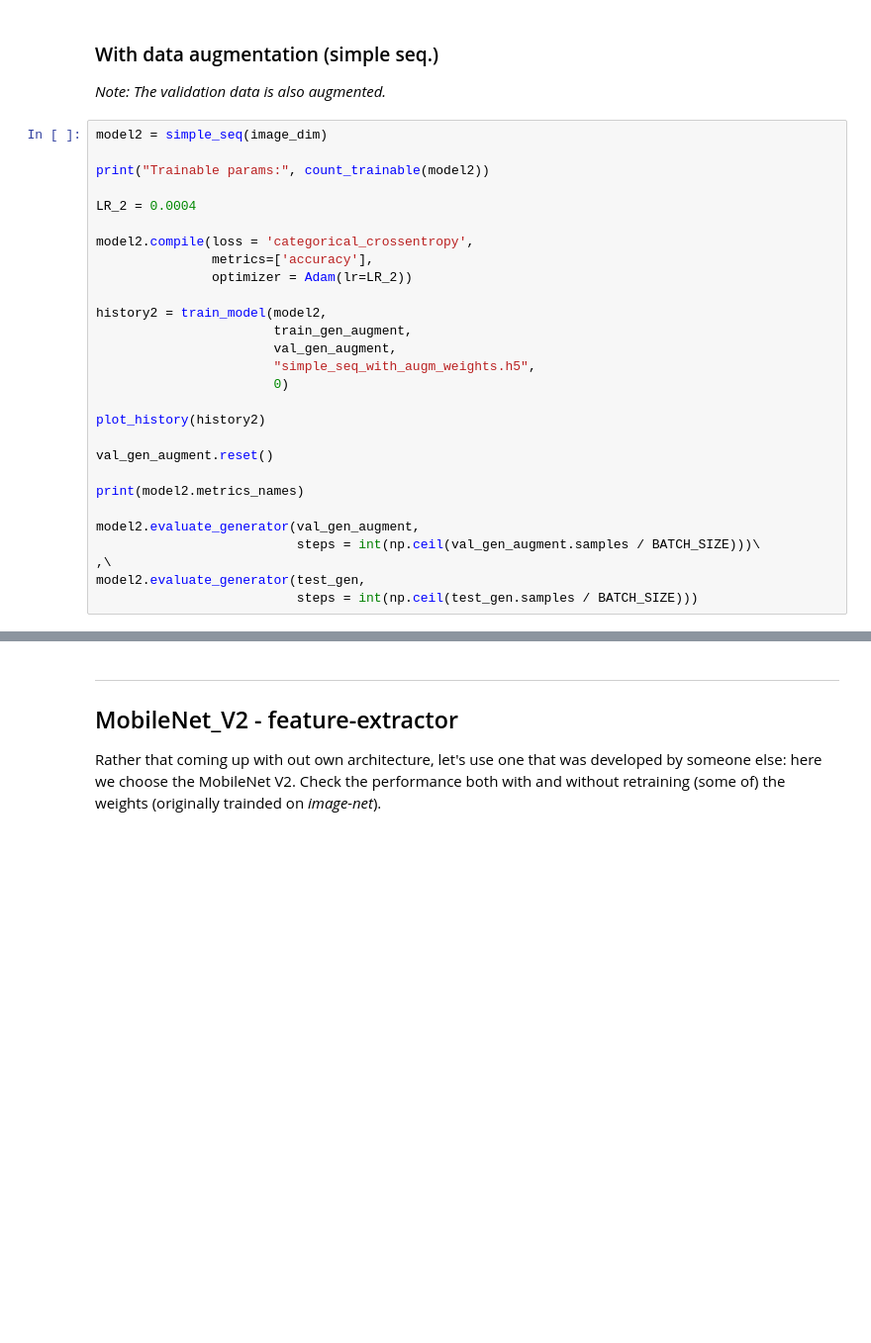
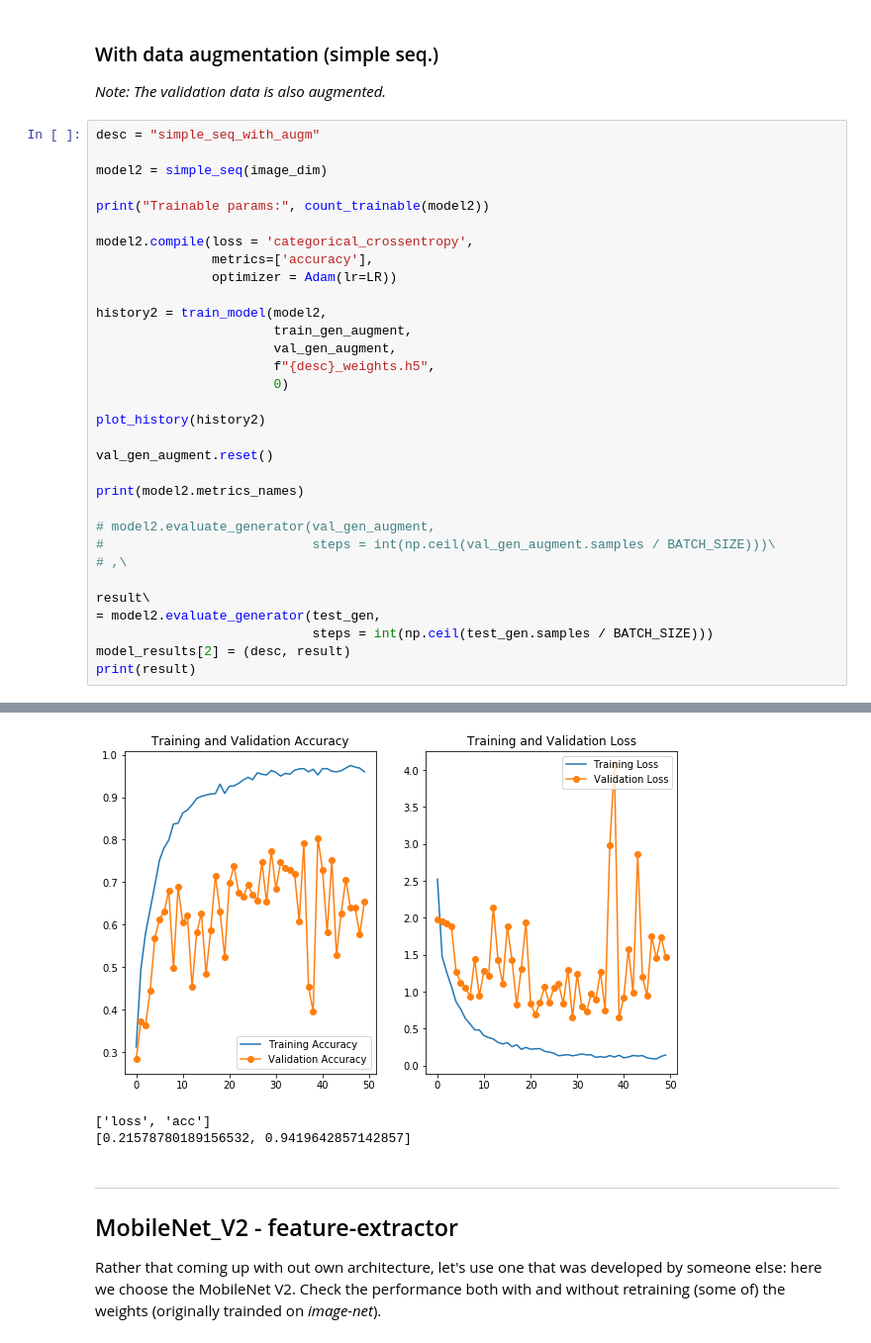
Before and after one commit to olszewskip/Sign_Language, a Jupyter notebook: playground_colab.ipynb, the cells around one changed output, grey strips where cells are left out. Shown at 99% size. Drawn from its saved outputs; the diff is of its cells as text; blank space fills up the shorter version.

```diff
--- a/playground_colab.ipynb
+++ b/playground_colab.ipynb
@@ -361,20 +360,20 @@ Epoch 00008: early stopping
 
 *Note: The validation data is also augmented.*
 # %%
+desc = "simple_seq_with_augm"
+
 model2 = simple_seq(image_dim)
 
 print("Trainable params:", count_trainable(model2))
 
-LR_2 = 0.0004
-
 model2.compile(loss = 'categorical_crossentropy',
                metrics=['accuracy'],
-               optimizer = Adam(lr=LR_2))
+               optimizer = Adam(lr=LR))
 
 history2 = train_model(model2,
                        train_gen_augment,
                        val_gen_augment,
-                       "simple_seq_with_augm_weights.h5",
+                       f"{desc}_weights.h5",
                        0)
 
 plot_history(history2)
@@ -383,10 +382,14 @@ val_gen_augment.reset()
 
 print(model2.metrics_names)
 
-model2.evaluate_generator(val_gen_augment,
-                          steps = int(np.ceil(val_gen_augment.samples / BATCH_SIZE)))\
-,\
-model2.evaluate_generator(test_gen,
-                          steps = int(np.ceil(test_gen.samples / BATCH_SIZE)))
+# model2.evaluate_generator(val_gen_augment,
+#                           steps = int(np.ceil(val_gen_augment.samples / BATCH_SIZE)))\
+# ,\
+
+result\
+= model2.evaluate_generator(test_gen,
+                            steps = int(np.ceil(test_gen.samples / BATCH_SIZE)))
+model_results[2] = (desc, result)
+print(result)
 # %% [output]
 Trainable params: 2467946
@@ -393,3 +412,6 @@ Trainable params: 2467946
+[figure, added]
+['loss', 'acc']
+[0.21578780189156532, 0.9419642857142857]
 # %% [markdown]
 ---
 ## MobileNet_V2 - feature-extractor
```
Also changed, not shown: parts of 33 cells of this notebook.
